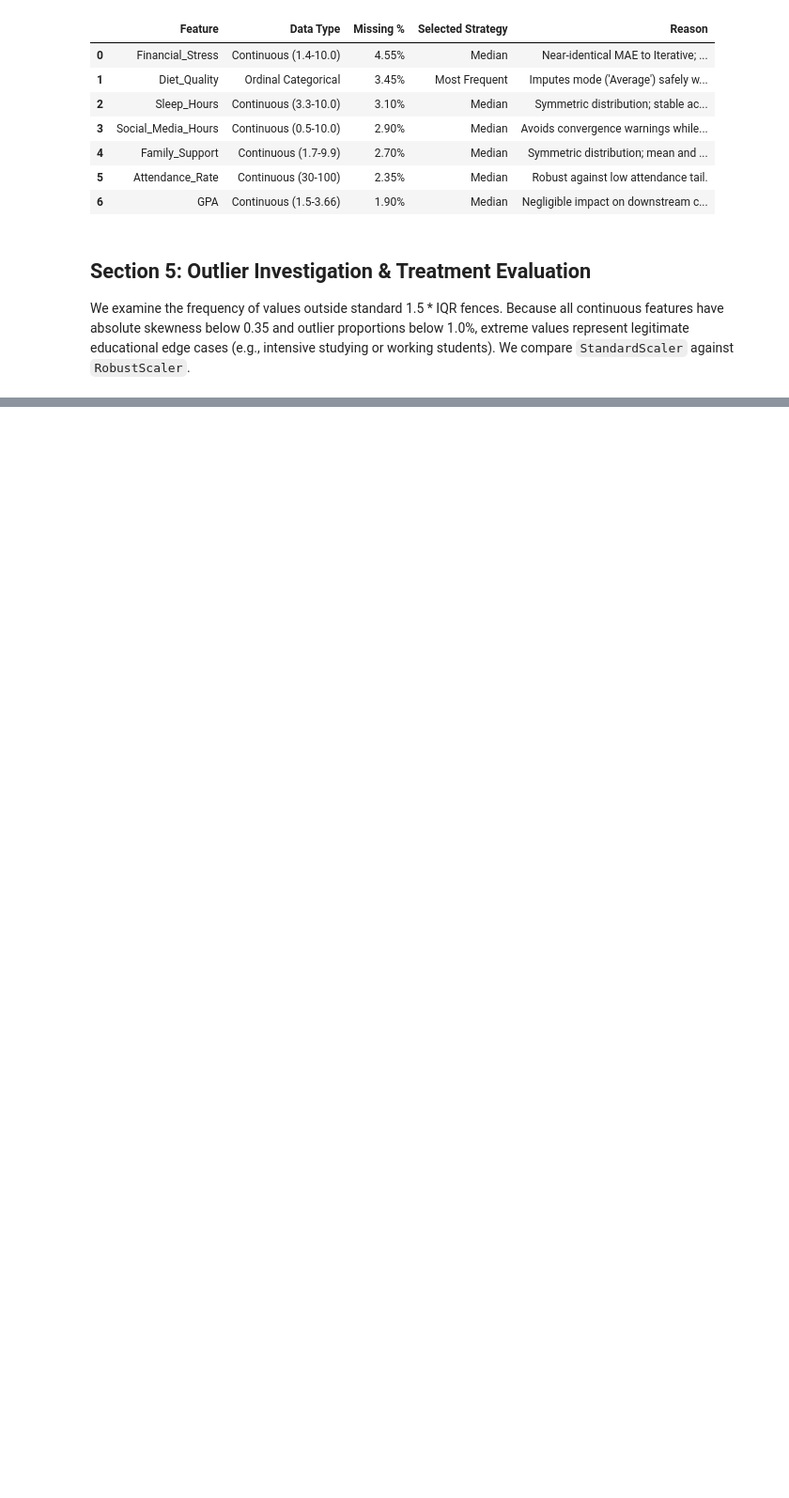
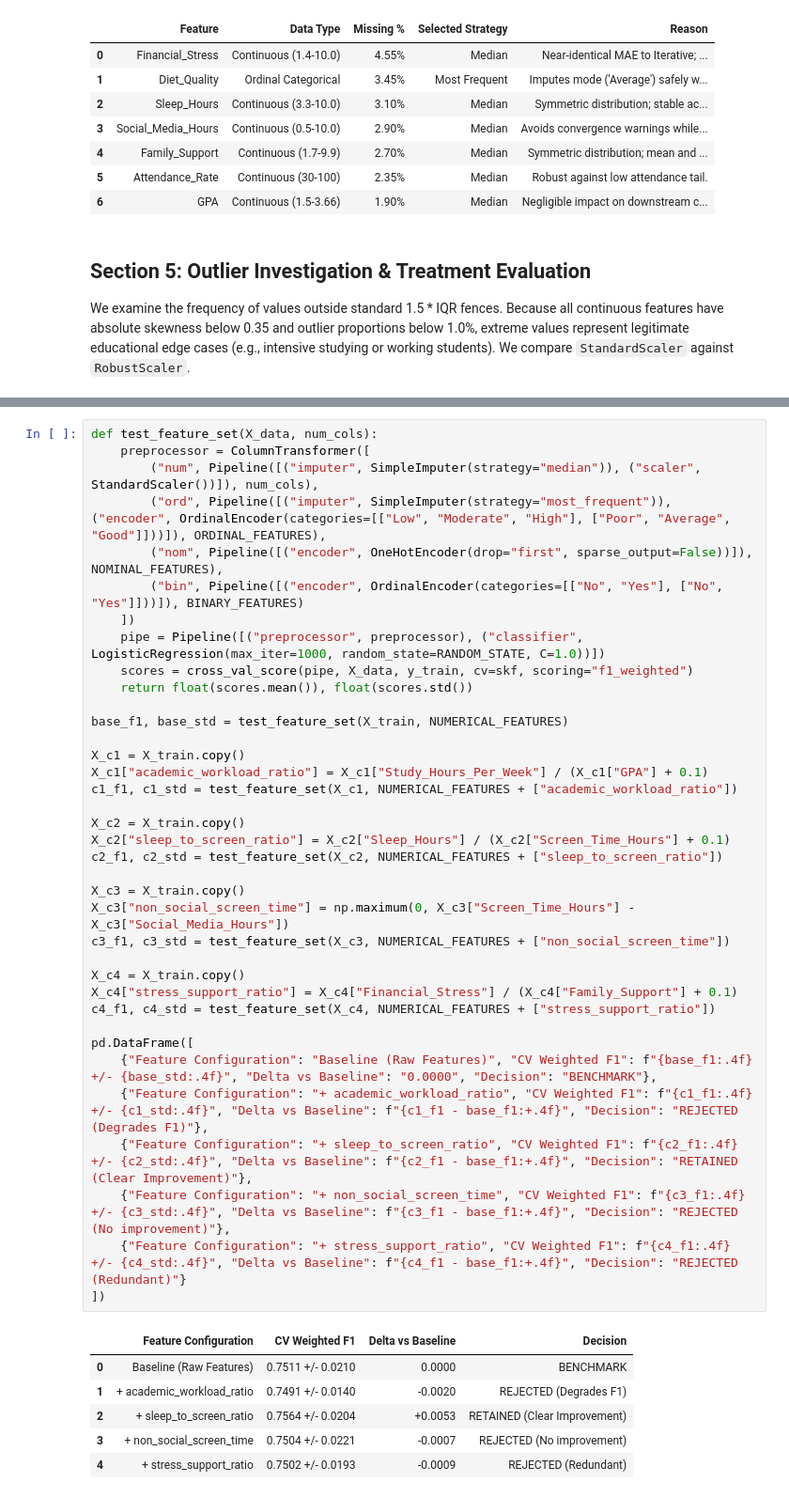
Before and after one commit to Badr-Eddine-Slaoui/CAMPUSWELL-RIS-LAB, a Jupyter notebook: notebooks/02_preprocessing.ipynb, the cells around one changed output, grey strips where cells are left out. Shown at 94% size. Cells and saved outputs as stored; diff of their text form; blank space fills up the shorter version.

Commit message:
feat(features): run feature engineering ablation and selection benchmarks

```diff
--- a/notebooks/02_preprocessing.ipynb
+++ b/notebooks/02_preprocessing.ipynb
@@ -266,0 +305,44 @@ We examine the frequency of values outside standard 1.5 * IQR fences. Because al
+# %%
+def test_feature_set(X_data, num_cols):
+    preprocessor = ColumnTransformer([
+        ("num", Pipeline([("imputer", SimpleImputer(strategy="median")), ("scaler", StandardScaler())]), num_cols),
+        ("ord", Pipeline([("imputer", SimpleImputer(strategy="most_frequent")), ("encoder", OrdinalEncoder(categories=[["Low", "Moderate", "High"], ["Poor", "Average", "Good"]]))]), ORDINAL_FEATURES),
+        ("nom", Pipeline([("encoder", OneHotEncoder(drop="first", sparse_output=False))]), NOMINAL_FEATURES),
+        ("bin", Pipeline([("encoder", OrdinalEncoder(categories=[["No", "Yes"], ["No", "Yes"]]))]), BINARY_FEATURES)
+    ])
+    pipe = Pipeline([("preprocessor", preprocessor), ("classifier", LogisticRegression(max_iter=1000, random_state=RANDOM_STATE, C=1.0))])
+    scores = cross_val_score(pipe, X_data, y_train, cv=skf, scoring="f1_weighted")
+    return float(scores.mean()), float(scores.std())
+
+base_f1, base_std = test_feature_set(X_train, NUMERICAL_FEATURES)
+
+X_c1 = X_train.copy()
+X_c1["academic_workload_ratio"] = X_c1["Study_Hours_Per_Week"] / (X_c1["GPA"] + 0.1)
+c1_f1, c1_std = test_feature_set(X_c1, NUMERICAL_FEATURES + ["academic_workload_ratio"])
+
+X_c2 = X_train.copy()
+X_c2["sleep_to_screen_ratio"] = X_c2["Sleep_Hours"] / (X_c2["Screen_Time_Hours"] + 0.1)
+c2_f1, c2_std = test_feature_set(X_c2, NUMERICAL_FEATURES + ["sleep_to_screen_ratio"])
+
+X_c3 = X_train.copy()
+X_c3["non_social_screen_time"] = np.maximum(0, X_c3["Screen_Time_Hours"] - X_c3["Social_Media_Hours"])
+c3_f1, c3_std = test_feature_set(X_c3, NUMERICAL_FEATURES + ["non_social_screen_time"])
+
+X_c4 = X_train.copy()
+X_c4["stress_support_ratio"] = X_c4["Financial_Stress"] / (X_c4["Family_Support"] + 0.1)
+c4_f1, c4_std = test_feature_set(X_c4, NUMERICAL_FEATURES + ["stress_support_ratio"])
+
+pd.DataFrame([
+    {"Feature Configuration": "Baseline (Raw Features)", "CV Weighted F1": f"{base_f1:.4f} +/- {base_std:.4f}", "Delta vs Baseline": "0.0000", "Decision": "BENCHMARK"},
+    {"Feature Configuration": "+ academic_workload_ratio", "CV Weighted F1": f"{c1_f1:.4f} +/- {c1_std:.4f}", "Delta vs Baseline": f"{c1_f1 - base_f1:+.4f}", "Decision": "REJECTED (Degrades F1)"},
+    {"Feature Configuration": "+ sleep_to_screen_ratio", "CV Weighted F1": f"{c2_f1:.4f} +/- {c2_std:.4f}", "Delta vs Baseline": f"{c2_f1 - base_f1:+.4f}", "Decision": "RETAINED (Clear Improvement)"},
+    {"Feature Configuration": "+ non_social_screen_time", "CV Weighted F1": f"{c3_f1:.4f} +/- {c3_std:.4f}", "Delta vs Baseline": f"{c3_f1 - base_f1:+.4f}", "Decision": "REJECTED (No improvement)"},
+    {"Feature Configuration": "+ stress_support_ratio", "CV Weighted F1": f"{c4_f1:.4f} +/- {c4_std:.4f}", "Delta vs Baseline": f"{c4_f1 - base_f1:+.4f}", "Decision": "REJECTED (Redundant)"}
+])
+# %% [output]
+|  | Feature Configuration | CV Weighted F1 | Delta vs Baseline | Decision |
+| 0 | Baseline (Raw Features) | 0.7511 +/- 0.0210 | 0.0000 | BENCHMARK |
+| 1 | + academic_workload_ratio | 0.7491 +/- 0.0140 | -0.0020 | REJECTED (Degrades F1) |
+| 2 | + sleep_to_screen_ratio | 0.7564 +/- 0.0204 | +0.0053 | RETAINED (Clear Improvement) |
+| 3 | + non_social_screen_time | 0.7504 +/- 0.0221 | -0.0007 | REJECTED (No improvement) |
+| 4 | + stress_support_ratio | 0.7502 +/- 0.0193 | -0.0009 | REJECTED (Redundant) |
```
Also changed, not shown: parts of 4 cells of this notebook.
